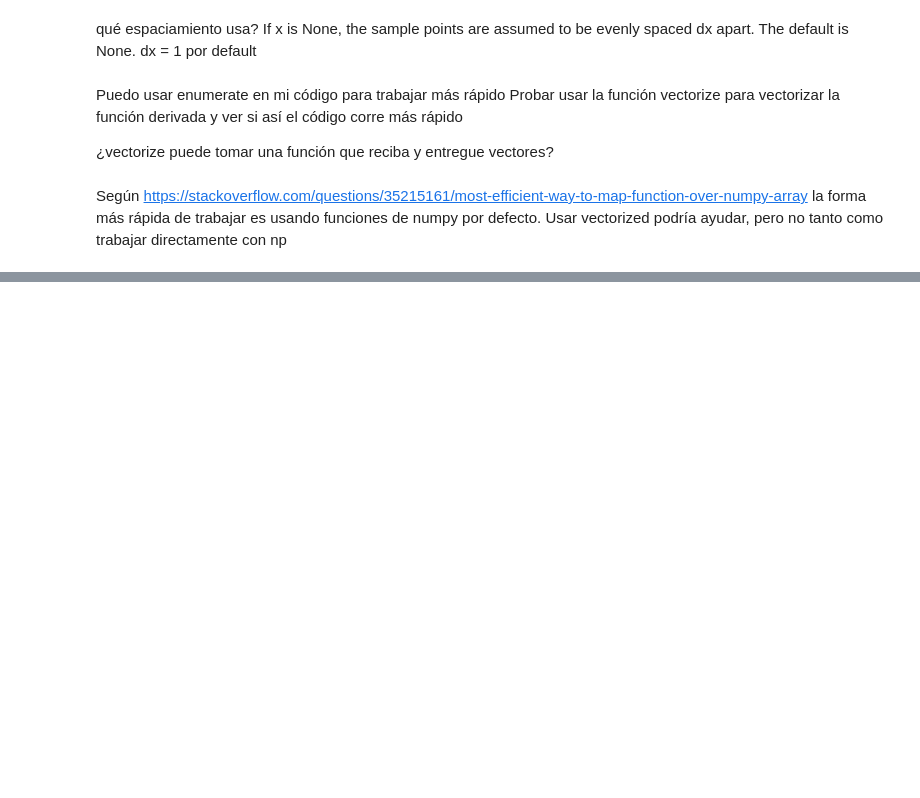
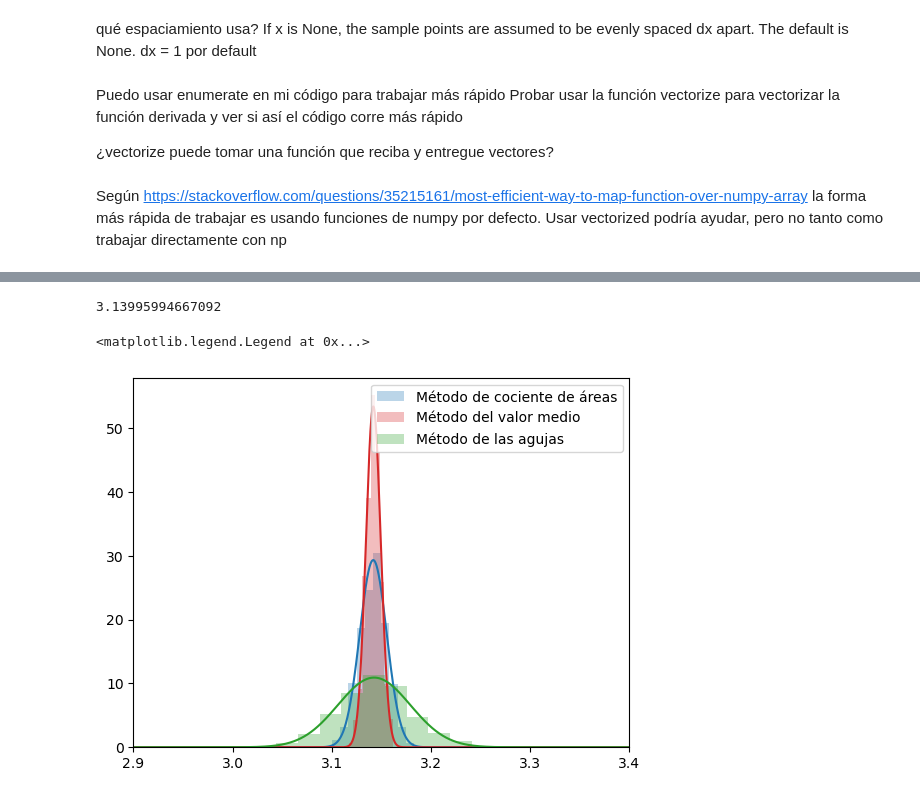
Before and after one commit to Lupama2/IntroPython, a Jupyter notebook: Ejercicios de clases/clase_10.ipynb, the cells around one changed output, grey strips where cells are left out. Cells and saved outputs as stored; diff of their text form; code cells hidden in the pictures; blank space fills up the shorter version.

```diff
--- a/Ejercicios de clases/clase_10.ipynb
+++ b/Ejercicios de clases/clase_10.ipynb
@@ -40,0 +293,66 @@ la forma más rápida de trabajar es usando funciones de numpy por defecto. Usar
+# %%
+#Ejercicio 5
+def metodo_aguja(N):
+    t = 2
+    l = 1
+
+    #La distancia entre rayas es t
+
+    #Genero un punto random entre [0,1]x[0,t]. Este será el punto inicial de la aguja
+    puntos_inicio = np.random.rand(N,2)
+
+    #Genero un ángulo al azar
+    angulos = np.random.rand(N)*(2*np.pi) #Es trampa usar pi acá?
+
+    #Calculo el punto final de la aguja
+    puntos_final = l*np.array([np.cos(angulos), np.sin(angulos)]).T + puntos_inicio
+
+    #Verificación: el resultado del print debe dar l para cada punto
+    # print(np.sqrt((puntos_final[:,0] - puntos_inicio[:,0])**2 + (puntos_final[:,1] - puntos_inicio[:,1])**2))
+
+    #Si la coordenada y es > t o < 0, entonces cruzó una raya
+    P = (np.sum(puntos_final[:,1]>t) + np.sum(puntos_final[:,1]<0))/N
+
+    pi_aprox = 2*l/t/P
+
+    return pi_aprox
+
+
+N = 1000000
+print(metodo_aguja(N))
+# %% [output]
+3.13995994667092
+# %%
+#Vectorizo
+metodo_aguja_vec = np.vectorize(metodo_aguja)
+# %%
+#Ejercicio 4
+N_exp = 1000 #Nro de veces que se repite el experimento
+N = 15000
+N_array = N*np.ones(N_exp, dtype = int)
+
+
+metodos = [metodo_cociente_de_areas_vec, metodo_valor_medio_vec, metodo_aguja_vec]
+colores = ["tab:blue", "tab:red", "tab:green"]
+legendas = ["Método de cociente de áreas", "Método del valor medio","Método de las agujas"]
+
+#Parámetros de graficación
+alpha = 0.3 #opacidad del gistograma
+
+for (i,metodo) in enumerate(metodos):
+    #Calculo pi con cada método
+    pi_aprox = metodo(N_array)
+    #Histograma
+    plt.hist(pi_aprox, alpha = alpha, label = legendas[i], density = True, color = colores[i])
+    #Calculo la desviación estándar y la media
+    mean, std = np.mean(pi_aprox), np.std(pi_aprox)
+    #Grafico gaussiana
+    x_array = np.linspace(2.9,3.4, 10000)
+    plt.plot(x_array, f_gauss(x_array, mean, std), color = colores[i])
+
+
+plt.xlim([2.9,3.4])
+plt.legend()
+# %% [output]
+<matplotlib.legend.Legend at 0x...>
+[figure, added]
```
Also changed, not shown: parts of 15 cells of this notebook.
